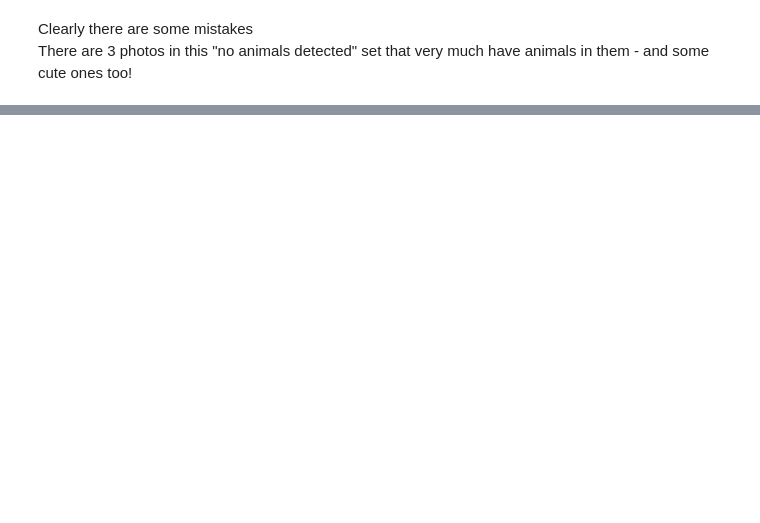
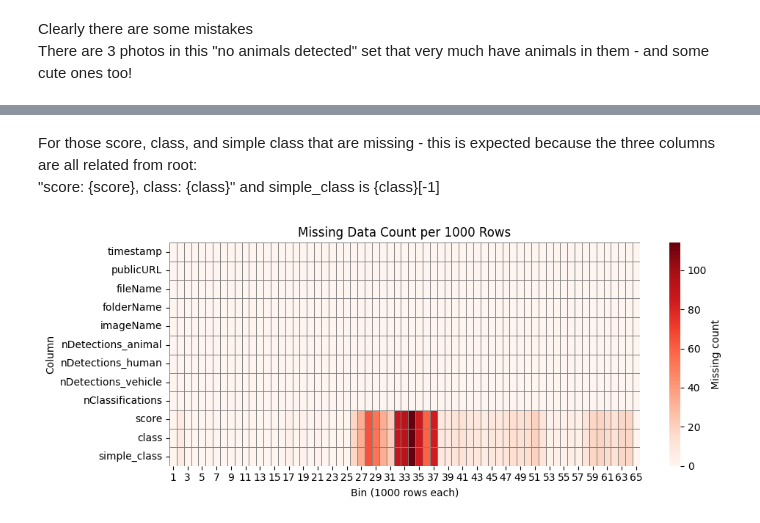
Before and after one commit to morescode-pm/urbanrivers-speciesnet-preview, a Jupyter notebook: combine_predicts.ipynb, the cells around one changed output, grey strips where cells are left out. Saved outputs shown, nothing was run; the diff lists cells and outputs as text; code cells hidden in the pictures; blank space fills up the shorter version.

```diff
--- a/combine_predicts.ipynb
+++ b/combine_predicts.ipynb
@@ -363,0 +482,28 @@ N coot class: 133
+# %% [markdown]
+For those score, class, and simple class that are missing - this is expected because the three columns are all related from root:
+"score: {score}, class: {class}" and simple_class is {class}[-1]
+# %%
+# Create a bin index for every 1000 rows
+bin_size = 1000
+# n_bins = int(np.ceil(len(merged_df) / bin_size))
+merged_df['bin'] = (np.arange(len(merged_df)) // bin_size) + 1
+
+# Count missing values per column for each bin
+missing_per_bin = (
+    merged_df
+    .groupby('bin')
+    .apply(lambda x: x.isnull().sum())
+    .drop(columns='bin')
+)
+
+# Plot heatmap
+plt.figure(figsize=(10, 4))
+sns.heatmap(missing_per_bin.T, cmap="Reds", cbar_kws={'label': 'Missing count'}, linewidths=0.5, linecolor='gray')
+plt.xlabel("Bin (1000 rows each)")
+
+plt.ylabel("Column")
+plt.title("Missing Data Count per 1000 Rows")
+plt.tight_layout()
+plt.show()
+# %% [output]
+[figure, added]
```
Also changed, not shown: parts of 26 cells of this notebook, 1 other file.
